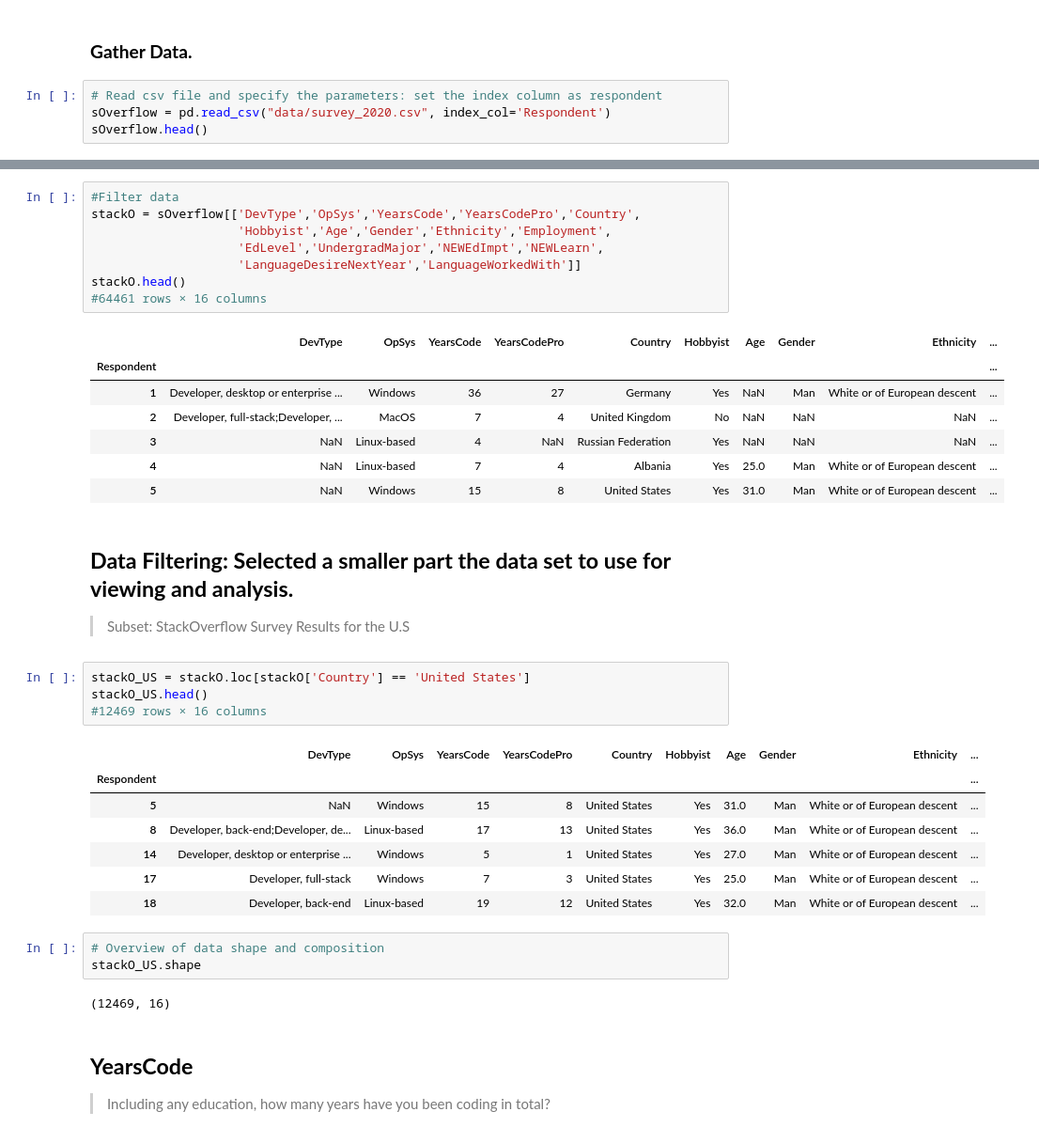
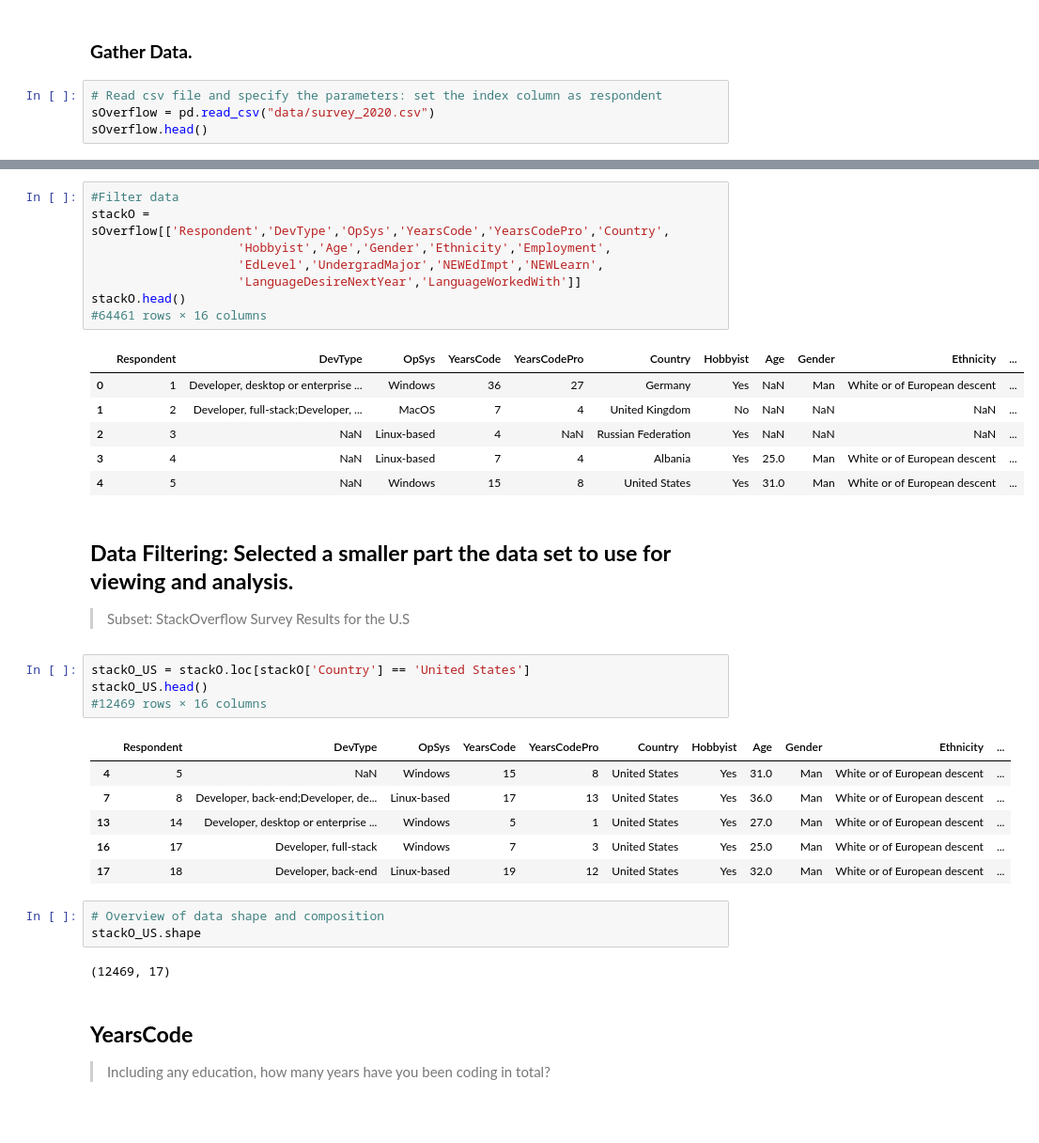
Before and after one commit to LisaHarrison08/stackOverflow_Survey, a Jupyter notebook: stackOverflow_survey.ipynb, the cells around one changed output, grey strips where cells are left out. Shown at 94% size. Drawn from its saved outputs; the diff is of its cells as text.

```diff
--- a/stackOverflow_survey.ipynb
+++ b/stackOverflow_survey.ipynb
@@ -24,6 +24,6 @@ import datetime
 ### **Gather Data.**
 # %%
 # Read csv file and specify the parameters: set the index column as respondent
-sOverflow = pd.read_csv("data/survey_2020.csv", index_col='Respondent')
+sOverflow = pd.read_csv("data/survey_2020.csv")
 sOverflow.head()
 # %% [output]
@@ -43,19 +57,18 @@ sOverflow.shape
 # %%
 #Filter data
-stackO = sOverflow[['DevType','OpSys','YearsCode','YearsCodePro','Country',
+stackO = sOverflow[['Respondent','DevType','OpSys','YearsCode','YearsCodePro','Country',
                     'Hobbyist','Age','Gender','Ethnicity','Employment',
                     'EdLevel','UndergradMajor','NEWEdImpt','NEWLearn',
                     'LanguageDesireNextYear','LanguageWorkedWith']]
 stackO.head()
 #64461 rows × 16 columns
 # %% [output]
-|  | DevType | OpSys | YearsCode | YearsCodePro | Country | Hobbyist | Age | Gender | Ethnicity | ... |
-| Respondent |  |  |  |  |  |  |  |  |  | ... |
-| 1 | Developer, desktop or enterprise ... | Windows | 36 | 27 | Germany | Yes | NaN | Man | White or of European descent | ... |
-| 2 | Developer, full-stack;Developer, ... | MacOS | 7 | 4 | United Kingdom | No | NaN | NaN | NaN | ... |
-| 3 | NaN | Linux-based | 4 | NaN | Russian Federation | Yes | NaN | NaN | NaN | ... |
-| 4 | NaN | Linux-based | 7 | 4 | Albania | Yes | 25.0 | Man | White or of European descent | ... |
-| 5 | NaN | Windows | 15 | 8 | United States | Yes | 31.0 | Man | White or of European descent | ... |
+|  | Respondent | DevType | OpSys | YearsCode | YearsCodePro | Country | Hobbyist | Age | Gender | Ethnicity | ... |
+| 0 | 1 | Developer, desktop or enterprise ... | Windows | 36 | 27 | Germany | Yes | NaN | Man | White or of European descent | ... |
+| 1 | 2 | Developer, full-stack;Developer, ... | MacOS | 7 | 4 | United Kingdom | No | NaN | NaN | NaN | ... |
+| 2 | 3 | NaN | Linux-based | 4 | NaN | Russian Federation | Yes | NaN | NaN | NaN | ... |
+| 3 | 4 | NaN | Linux-based | 7 | 4 | Albania | Yes | 25.0 | Man | White or of European descent | ... |
+| 4 | 5 | NaN | Windows | 15 | 8 | United States | Yes | 31.0 | Man | White or of European descent | ... |
 # %% [markdown]
 ## **Data Filtering: Selected a smaller part the data set to use for viewing and analysis.**
 
@@ -65,18 +78,17 @@ stackO_US = stackO.loc[stackO['Country'] == 'United States']
 stackO_US.head()
 #12469 rows × 16 columns
 # %% [output]
-|  | DevType | OpSys | YearsCode | YearsCodePro | Country | Hobbyist | Age | Gender | Ethnicity | ... |
-| Respondent |  |  |  |  |  |  |  |  |  | ... |
-| 5 | NaN | Windows | 15 | 8 | United States | Yes | 31.0 | Man | White or of European descent | ... |
-| 8 | Developer, back-end;Developer, de... | Linux-based | 17 | 13 | United States | Yes | 36.0 | Man | White or of European descent | ... |
-| 14 | Developer, desktop or enterprise ... | Windows | 5 | 1 | United States | Yes | 27.0 | Man | White or of European descent | ... |
-| 17 | Developer, full-stack | Windows | 7 | 3 | United States | Yes | 25.0 | Man | White or of European descent | ... |
-| 18 | Developer, back-end | Linux-based | 19 | 12 | United States | Yes | 32.0 | Man | White or of European descent | ... |
+|  | Respondent | DevType | OpSys | YearsCode | YearsCodePro | Country | Hobbyist | Age | Gender | Ethnicity | ... |
+| 4 | 5 | NaN | Windows | 15 | 8 | United States | Yes | 31.0 | Man | White or of European descent | ... |
+| 7 | 8 | Developer, back-end;Developer, de... | Linux-based | 17 | 13 | United States | Yes | 36.0 | Man | White or of European descent | ... |
+| 13 | 14 | Developer, desktop or enterprise ... | Windows | 5 | 1 | United States | Yes | 27.0 | Man | White or of European descent | ... |
+| 16 | 17 | Developer, full-stack | Windows | 7 | 3 | United States | Yes | 25.0 | Man | White or of European descent | ... |
+| 17 | 18 | Developer, back-end | Linux-based | 19 | 12 | United States | Yes | 32.0 | Man | White or of European descent | ... |
 # %%
 # Overview of data shape and composition
 stackO_US.shape
 # %% [output]
-(12469, 16)
+(12469, 17)
 # %% [markdown]
 ## **YearsCode**
 
```
Also changed, not shown: parts of 13 cells of this notebook, 1 other file.
